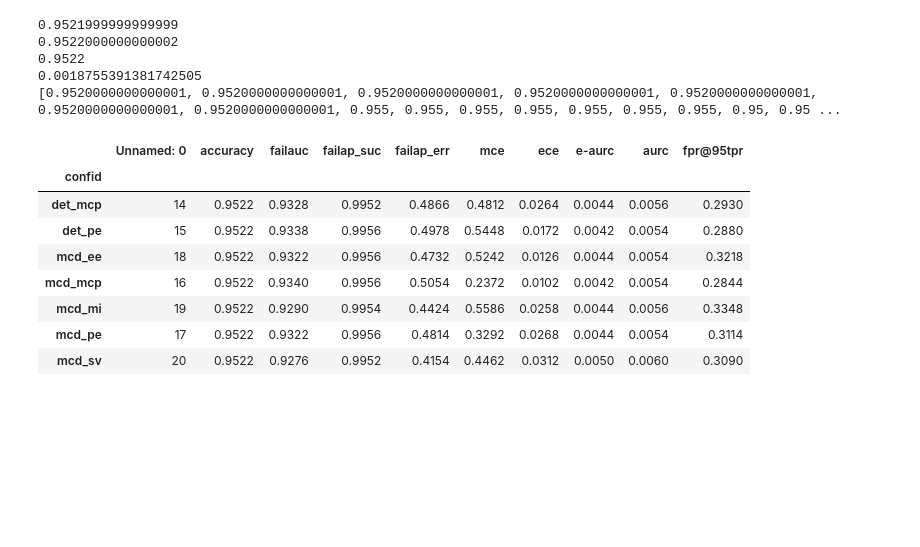
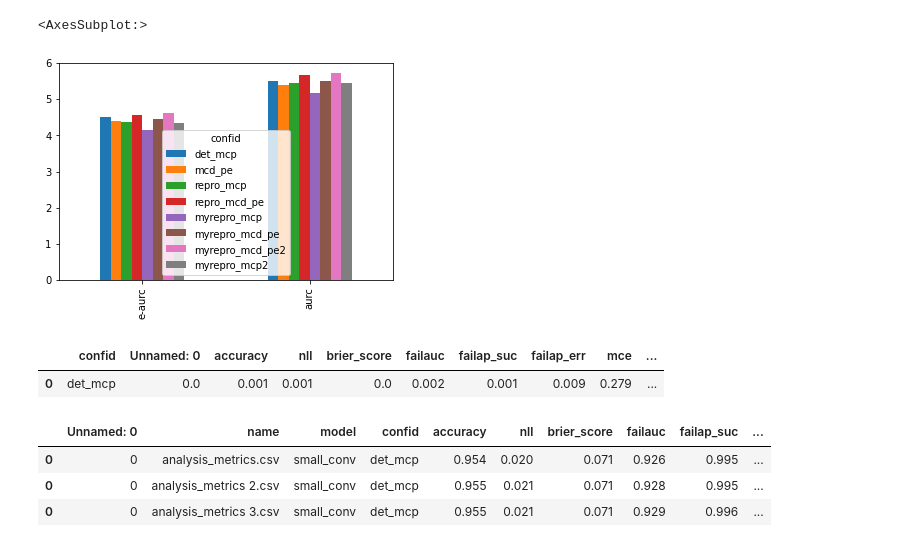
Before and after one commit to IML-DKFZ/fd-shifts, a Jupyter notebook: notebooks/analysis.ipynb, the cells around one changed output. Saved outputs shown, nothing was run; the diff lists cells and outputs as text; code cells hidden in the pictures; blank space fills up the shorter version.

Commit message:
corrected AURC. final repro_mcd_mcp_full_log_final experiments

```diff
--- a/notebooks/analysis.ipynb
+++ b/notebooks/analysis.ipynb
@@ -24,0 +1,33 @@ df
+# %%
+import pandas as pd
+# in_path_list = [
+#                 "/Users/Paul/research/files/analysis/full_log/analysis_metrics.csv",
+#                 "/Users/Paul/research/files/analysis/full_log/analysis_metrics 2.csv",
+#                 "/Users/Paul/research/files/analysis/full_log/analysis_metrics 3.csv"]
+
+in_path_list = [
+                "//Users/Paul/research/files/analysis/repro_mcd_mcp/metrics2.csv",
+                "/Users/Paul/research/files/analysis/repro_mcd_mcp/metrics3.csv",
+                "/Users/Paul/research/files/analysis/repro_mcd_mcp/metrics4.csv",
+                "/Users/Paul/research/files/analysis/full_log/full_log_metrics.csv",
+                "/Users/Paul/research/files/analysis/full_log/full_log_metrics 2.csv",
+                "/Users/Paul/research/files/analysis/full_log/full_log_metrics 3.csv"]
+# %%
+dflist = []
+for p in in_path_list:
+ tmp_df = pd.read_csv(p)
+ tmp_df["name"] = p.split("/")[-1]
+ dflist.append(tmp_df)
+
+df = pd.concat(dflist)
+# %%
+# df_confid = df.groupby("confid", as_index=True).mean().round(3)
+# select_df =df_confid[(df_confid.index=="det_mcp") | (df_confid.index == "mcd_pe")]
+# select_df
+
+df_confid = df.round(3)
+select_df =df_confid[(df_confid.confid=="det_mcp") | (df_confid.confid == "mcd_pe")]
+select_df = select_df.drop("name", axis=1)
+select_df = select_df.drop("model", axis=1)
+select_df = select_df.set_index("confid")
+select_df
@@ -24,0 +46,10 @@ df
+# %%
+# , "failap_err", "fpr@95tpr", "e-aurc", "aurc"
+tr_df = select_df.transpose()
+tr_df = tr_df[tr_df.index != "Unnamed: 0"]
+tr_df["repro_mcp"] = [0, 0, 0, 0.932, 0, 0.4818, 0, 0, 4.38, 5.44, 0.3128]
+tr_df["repro_mcd_pe"] = [0, 0, 0, 0.9285, 0, 0.4387, 0, 0, 4.57, 5.68, 0.366]
+tr_df["myrepro_mcp"] = [0.955, 0, 0, 0.9274, 0, 0.4552, 0, 0, 4.15, 5.17, 0.2981]
+tr_df["myrepro_mcd_pe"] = [0.954, 0, 0, 0.930, 0, 0.471, 0, 0, 4.46, 5.51, 0.2942]
+tr_df["myrepro_mcd_pe2"] = [0.953, 0, 0, 0.928, 0, 0.4734, 0, 0, 4.61, 5.72, 0.3111]
+tr_df["myrepro_mcp2"] = [0.954, 0, 0, 0.9274, 0, 0.4747, 0, 0, 4.34, 5.44, 0.313]
@@ -25,12 +83,24 @@ df
+# %%
+tr_df[(tr_df.index == "e-aurc") | (tr_df.index == "aurc")].plot.bar()
+# %% [output]
+<AxesSubplot:>
+[figure, added]
+# %%
+# df_confid_std = df.groupby("confid", as_index=False).std().round(3)
+df_confid_std[(df_confid_std.confid=="det_mcp") | (df_confid_std.confid == "mcd_pe")]
+# %% [output]
+|  | confid | Unnamed: 0 | accuracy | nll | brier_score | failauc | failap_suc | failap_err | mce | ... |
+| 0 | det_mcp | 0.0 | 0.001 | 0.001 | 0.0 | 0.002 | 0.001 | 0.009 | 0.279 | ... |
+# %%
+df
+# %% [output]
+|  | Unnamed: 0 | name | model | confid | accuracy | nll | brier_score | failauc | failap_suc | ... |
+| 0 | 0 | analysis_metrics.csv | small_conv | det_mcp | 0.954 | 0.020 | 0.071 | 0.926 | 0.995 | ... |
+| 0 | 0 | analysis_metrics 2.csv | small_conv | det_mcp | 0.955 | 0.021 | 0.071 | 0.928 | 0.995 | ... |
+| 0 | 0 | analysis_metrics 3.csv | small_conv | det_mcp | 0.955 | 0.021 | 0.071 | 0.929 | 0.996 | ... |
 # %%
 print(df.accuracy.mean())
 print(df[df.confid.str.contains("mcd_")].accuracy.mean())
 print(df[df.confid.str.contains("det_")].accuracy.mean())
 print(df.accuracy.std())
 print(df.accuracy.tolist())
-# %% [output]
-0.9521999999999999
-0.9522000000000002
-0.9522
-0.0018755391381742505
-[0.9520000000000001, 0.9520000000000001, 0.9520000000000001, 0.9520000000000001, 0.9520000000000001, 0.9520000000000001, 0.9520000000000001, 0.955, 0.955, 0.955, 0.955, 0.955, 0.955, 0.955, 0.95, 0.95 ...
@@ -39,12 +106,0 @@ df_confid = df.groupby("confid").mean()
-# %%
-df_confid
-# %% [output]
-|  | Unnamed: 0 | accuracy | failauc | failap_suc | failap_err | mce | ece | e-aurc | aurc | fpr@95tpr |
-| confid |  |  |  |  |  |  |  |  |  |  |
-| det_mcp | 14 | 0.9522 | 0.9328 | 0.9952 | 0.4866 | 0.4812 | 0.0264 | 0.0044 | 0.0056 | 0.2930 |
-| det_pe | 15 | 0.9522 | 0.9338 | 0.9956 | 0.4978 | 0.5448 | 0.0172 | 0.0042 | 0.0054 | 0.2880 |
-| mcd_ee | 18 | 0.9522 | 0.9322 | 0.9956 | 0.4732 | 0.5242 | 0.0126 | 0.0044 | 0.0054 | 0.3218 |
-| mcd_mcp | 16 | 0.9522 | 0.9340 | 0.9956 | 0.5054 | 0.2372 | 0.0102 | 0.0042 | 0.0054 | 0.2844 |
-| mcd_mi | 19 | 0.9522 | 0.9290 | 0.9954 | 0.4424 | 0.5586 | 0.0258 | 0.0044 | 0.0056 | 0.3348 |
-| mcd_pe | 17 | 0.9522 | 0.9322 | 0.9956 | 0.4814 | 0.3292 | 0.0268 | 0.0044 | 0.0054 | 0.3114 |
-| mcd_sv | 20 | 0.9522 | 0.9276 | 0.9952 | 0.4154 | 0.4462 | 0.0312 | 0.0050 | 0.0060 | 0.3090 |
```
Also changed, not shown: parts of 6 cells of this notebook, 8 other files.
